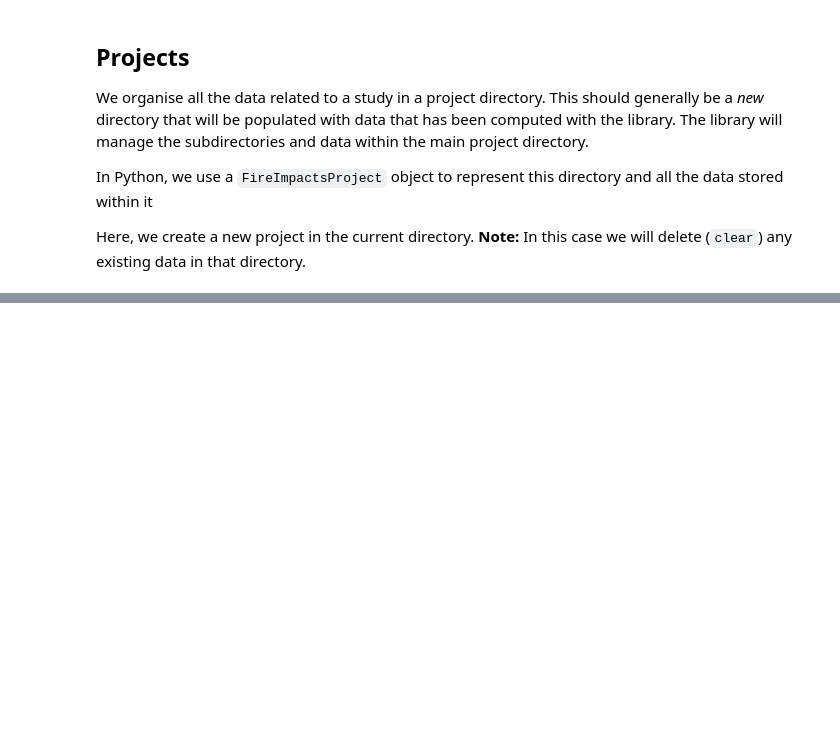
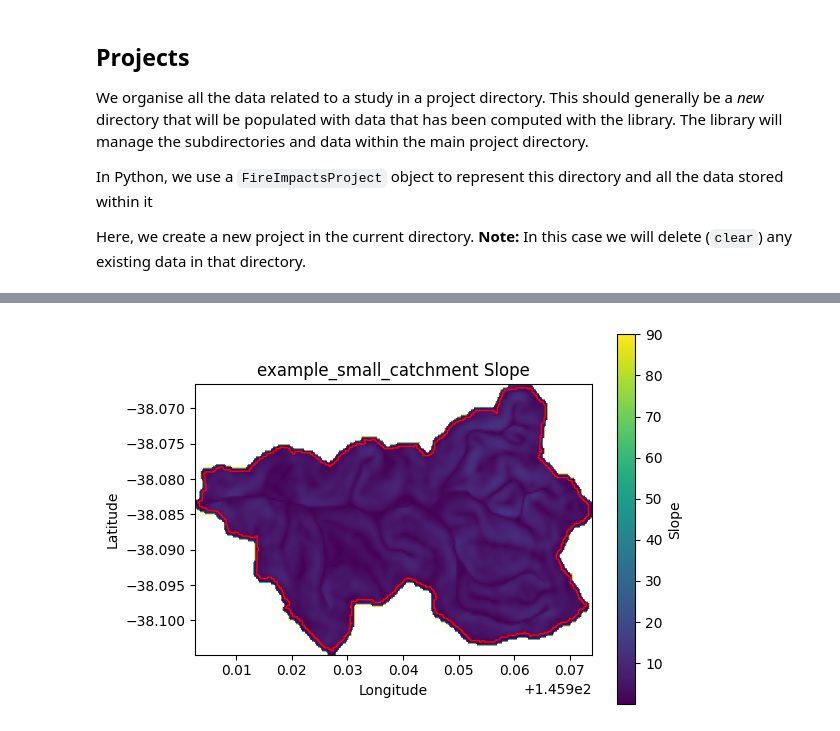
Before and after one commit to mosaic-insights/WaterRA_Bushfire_Modeling, a Jupyter notebook: examples/PrepareData.ipynb, the cells around one changed output, grey strips where cells are left out. Drawn from its saved outputs; the diff is of its cells as text; code cells hidden in the pictures; blank space fills up the shorter version.

```diff
--- a/examples/PrepareData.ipynb
+++ b/examples/PrepareData.ipynb
@@ -76,0 +165,3 @@ The following sections describe each process and the data required.
+# %%
+proj.plot_catchment_raster('Topography','Slope')
+# %% [output]
@@ -76,0 +169 @@ The following sections describe each process and the data required.
+[figure, added]
```
Also changed, not shown: parts of 19 cells of this notebook.
